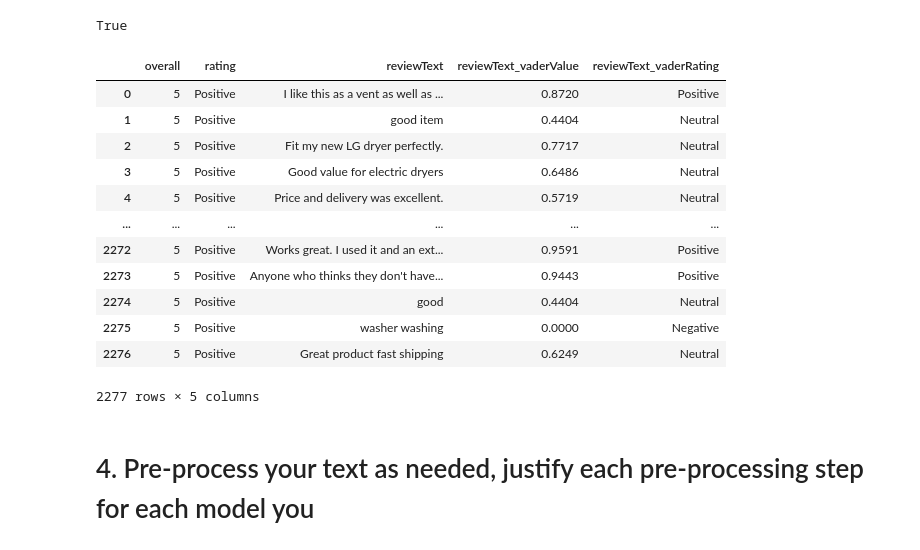
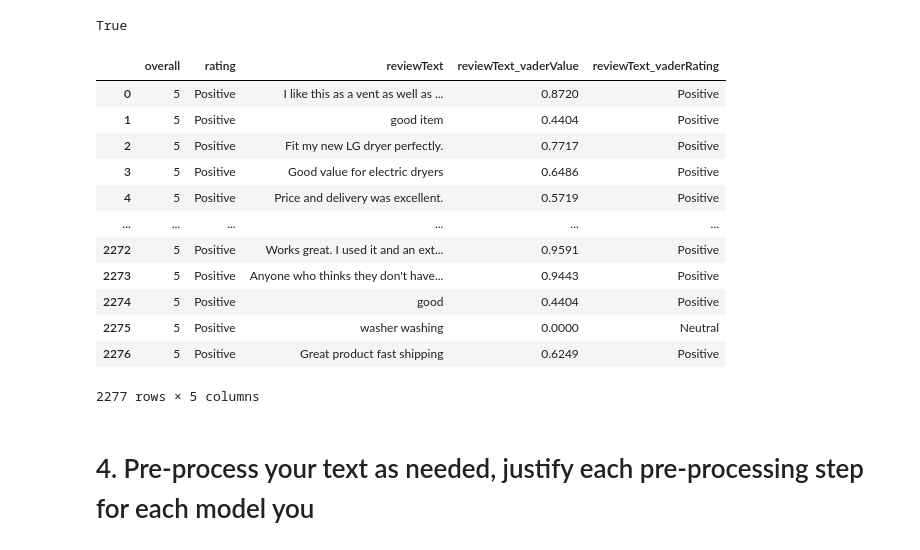
Before and after one commit to rolandjosephb/Comp262-Group3, a Jupyter notebook: Group 3.ipynb, the cells around one changed output. Saved outputs shown, nothing was run; the diff lists cells and outputs as text; code cells hidden in the pictures.

```diff
--- a/Group 3.ipynb
+++ b/Group 3.ipynb
@@ -520,33 +520,33 @@ True
 # %%
 # Create a SentimentIntensityAnalyzer object
 sia = SentimentIntensityAnalyzer()
 
 # Function to preprocess text using VADER and return compound sentiment score
 def preprocess_text_with_vader(text):
     # Analyze sentiment of the text
     sentiment = sia.polarity_scores(text)
     # Return compound score (normalized sum of all lexicon ratings)
     return sentiment['compound']
 
 # Preprocess column using VADER
 df_copy['reviewText_vaderValue'] = df_copy['reviewText'].apply(preprocess_text_with_vader)
-df_copy['reviewText_vaderRating'] = df_copy['reviewText_vaderValue'].apply(lambda x: 'Positive' if x >= 0.8 else ('Negative' if x <= 0.4 else 'Neutral'))
+df_copy['reviewText_vaderRating'] = df_copy['reviewText_vaderValue'].apply(lambda x: 'Positive' if x >= 0.05 else ('Negative' if x <= -0.05 else 'Neutral'))
 
 
 df_copy[['overall', 'rating', 'reviewText', 'reviewText_vaderValue', 'reviewText_vaderRating']]
 # %% [output]
 |  | overall | rating | reviewText | reviewText_vaderValue | reviewText_vaderRating |
 | 0 | 5 | Positive | I like this as a vent as well as ... | 0.8720 | Positive |
-| 1 | 5 | Positive | good item | 0.4404 | Neutral |
-| 2 | 5 | Positive | Fit my new LG dryer perfectly. | 0.7717 | Neutral |
-| 3 | 5 | Positive | Good value for electric dryers | 0.6486 | Neutral |
-| 4 | 5 | Positive | Price and delivery was excellent. | 0.5719 | Neutral |
+| 1 | 5 | Positive | good item | 0.4404 | Positive |
+| 2 | 5 | Positive | Fit my new LG dryer perfectly. | 0.7717 | Positive |
+| 3 | 5 | Positive | Good value for electric dryers | 0.6486 | Positive |
+| 4 | 5 | Positive | Price and delivery was excellent. | 0.5719 | Positive |
 | ... | ... | ... | ... | ... | ... |
 | 2272 | 5 | Positive | Works great. I used it and an ext... | 0.9591 | Positive |
 | 2273 | 5 | Positive | Anyone who thinks they don't have... | 0.9443 | Positive |
-| 2274 | 5 | Positive | good | 0.4404 | Neutral |
-| 2275 | 5 | Positive | washer washing | 0.0000 | Negative |
-| 2276 | 5 | Positive | Great product fast shipping | 0.6249 | Neutral |
+| 2274 | 5 | Positive | good | 0.4404 | Positive |
+| 2275 | 5 | Positive | washer washing | 0.0000 | Neutral |
+| 2276 | 5 | Positive | Great product fast shipping | 0.6249 | Positive |
 2277 rows × 5 columns
 # %% [markdown]
 # 4. Pre-process your text as needed, justify each pre-processing step for each model you
```
Also changed, not shown: parts of 1 cell of this notebook.
